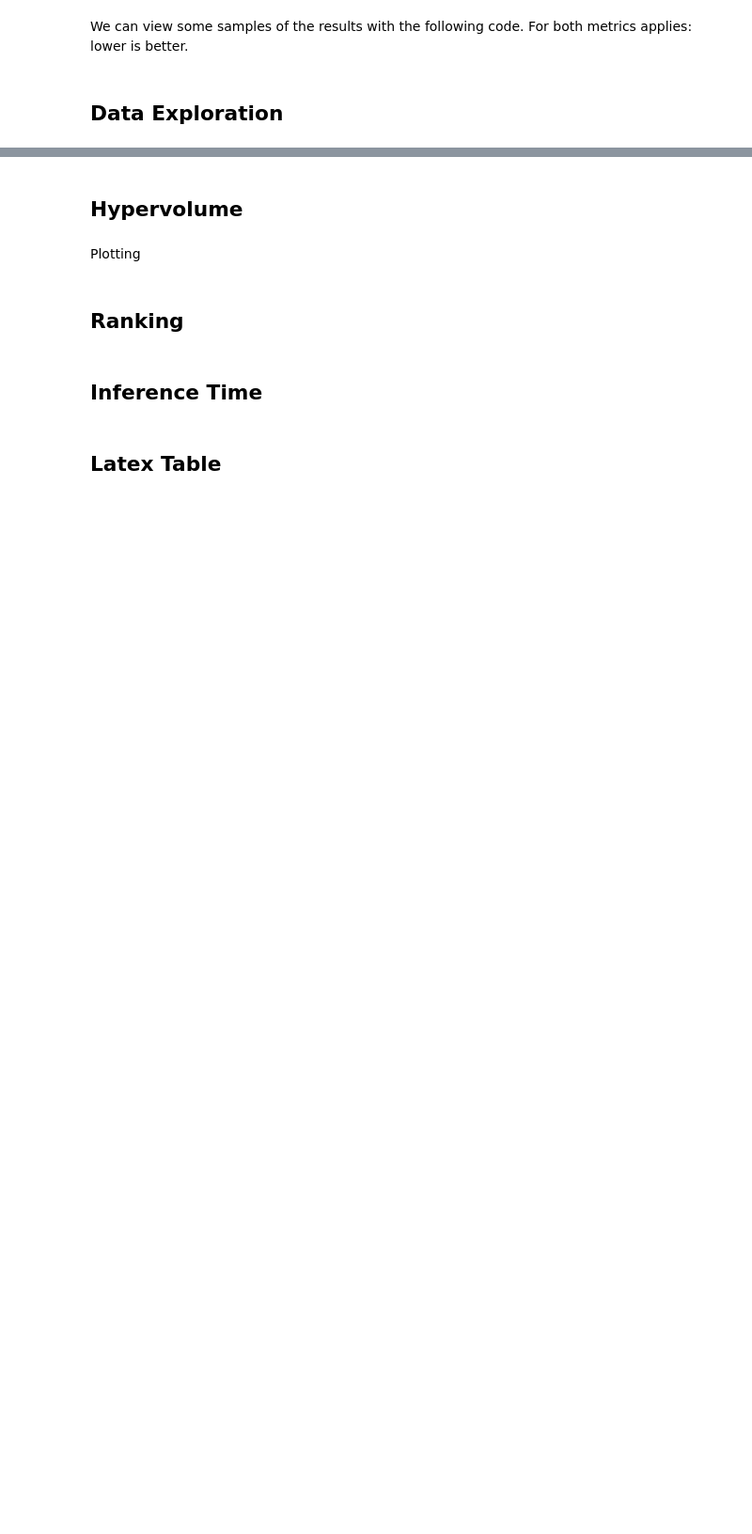
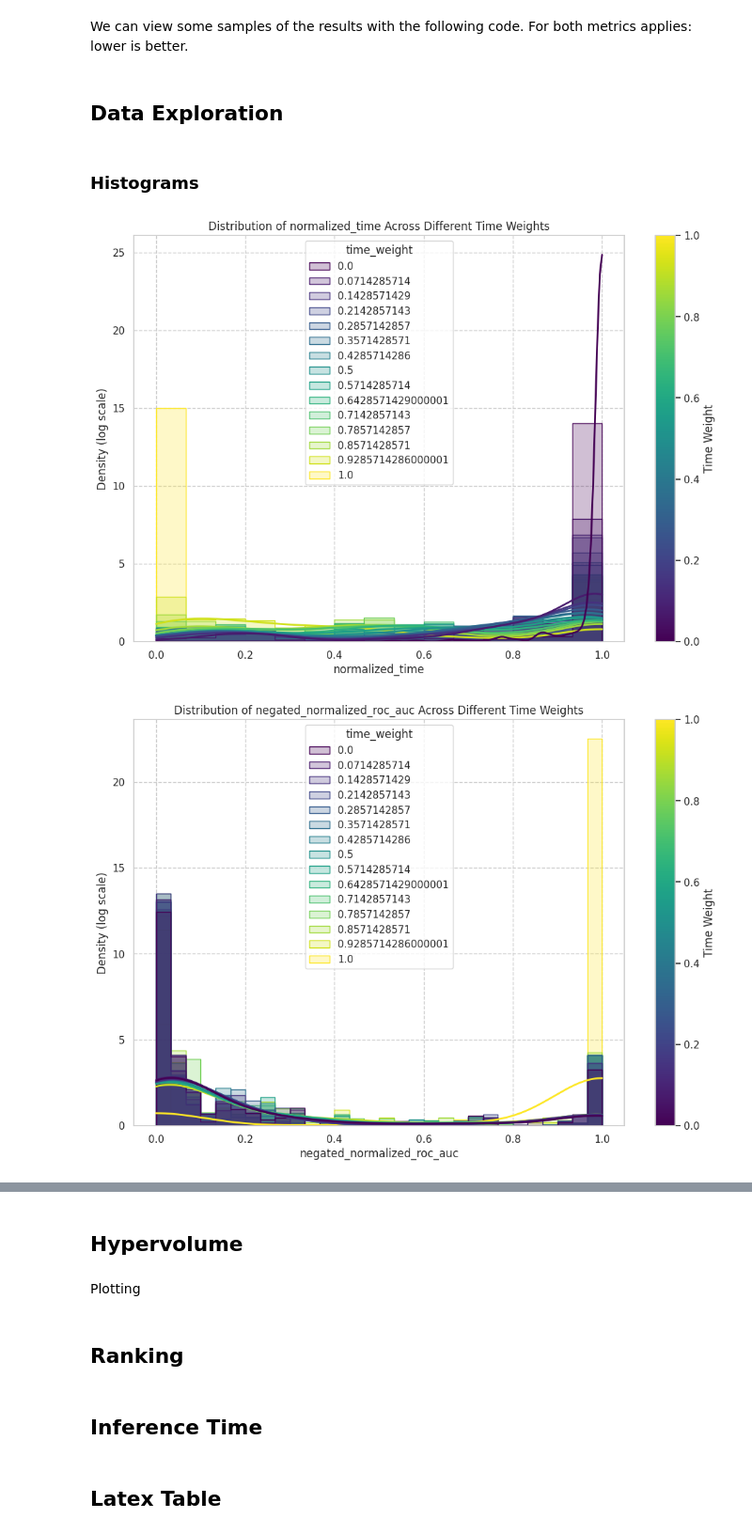
Before and after one commit to Atraxus/HA-ES, a Jupyter notebook: haes/plotting.ipynb, the cells around one changed output, grey strips where cells are left out. Shown at 94% size. Drawn from its saved outputs; the diff is of its cells as text; code cells hidden in the pictures; blank space fills up the shorter version.

```diff
--- a/haes/plotting.ipynb
+++ b/haes/plotting.ipynb
@@ -294,3 +279,53 @@ df["models_used_length"] = df["models_used"].apply(len)
 column_options = ['models_used_length', 'roc_auc_test', 'negated_normalized_roc_auc']
 
 interactive_boxplot(df, column_options)
+# %% [markdown]
+### Histograms
+# %%
+def plot_evaluation_metrics(df, metric_name):
+    plt.figure(figsize=(12, 8))
+
+    # Create a copy of the DataFrame to avoid SettingWithCopyWarning
+    plot_data = df.copy()
+    # Ensure the metric is between 0 and 1 for consistent plotting
+    plot_data[metric_name] = plot_data[metric_name].clip(0, 1)
+
+    # Generate the plot
+    ax = sns.histplot(
+        data=plot_data,
+        x=metric_name,
+        hue="time_weight",
+        element="step",
+        stat="density",
+        common_norm=False,
+        palette="viridis",  # Use viridis for color gradient
+        line_kws={'linewidth': 2},  # Increase line width for better visibility
+        kde=True
+    )
+
+    # Create the colorbar with proper referencing of the axes
+    norm = plt.Normalize(plot_data['time_weight'].min(), plot_data['time_weight'].max())
+    sm = plt.cm.ScalarMappable(cmap="viridis", norm=norm)
+    sm.set_array([])
+    cbar = plt.colorbar(sm, ax=ax, label='Time Weight')
+
+    plt.title(f'Distribution of {metric_name} Across Different Time Weights')
+    plt.xlabel(metric_name)
+    plt.ylabel('Density (log scale)')
+    plt.grid(True, which="both", ls="--")  # Grid for both major and minor ticks
+    plt.show()
+
+def plot_time_weight_impact(df):
+    # Filter to include only rows where the method is 'MULTI_GES'
+    multi_ges_data = df[df['method'] == 'MULTI_GES']
+
+    # Plot for normalized time
+    plot_evaluation_metrics(multi_ges_data, 'normalized_time')
+
+    # Plot for performance score, assuming 'negated_normalized_roc_auc' is the performance metric
+    plot_evaluation_metrics(multi_ges_data, 'negated_normalized_roc_auc')
+# %%
+plot_time_weight_impact(df)
+# %% [output]
+[figure, added]
+[figure, added]
```
Also changed, not shown: parts of 7 cells of this notebook, 3 other files.
